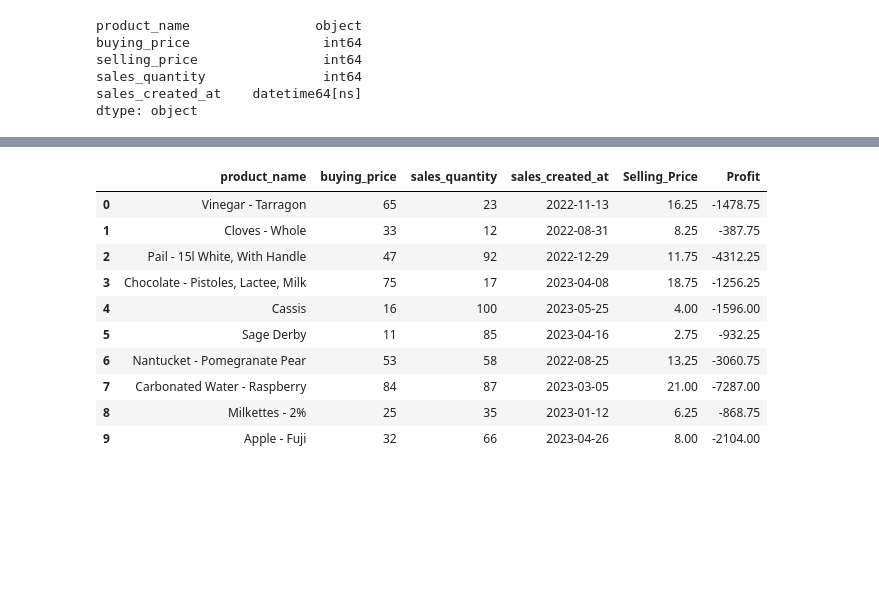
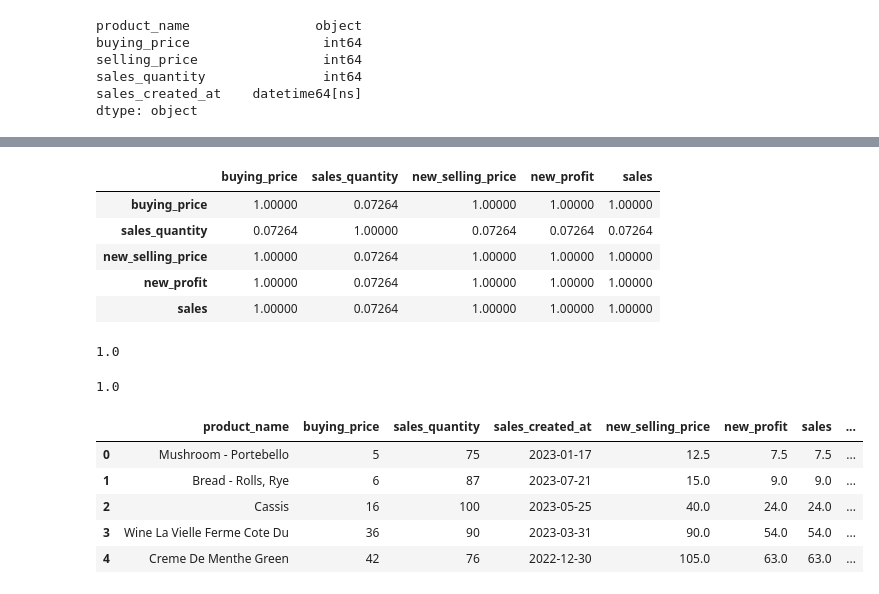
Before and after one commit to Colletaaliyah/jupyter-notebooks, a Jupyter notebook: dukasales.ipynb, the cells around one changed output, grey strips where cells are left out. Drawn from its saved outputs; the diff is of its cells as text; code cells hidden in the pictures; blank space fills up the shorter version.

```diff
--- a/dukasales.ipynb
+++ b/dukasales.ipynb
@@ -225,0 +217,13 @@ df.to_csv('duka_sales_cleaned.csv',index = False)
+# %%
+df.corr()
+# %% [output]
+|  | buying_price | sales_quantity | new_selling_price | new_profit | sales |
+| buying_price | 1.00000 | 0.07264 | 1.00000 | 1.00000 | 1.00000 |
+| sales_quantity | 0.07264 | 1.00000 | 0.07264 | 0.07264 | 0.07264 |
+| new_selling_price | 1.00000 | 0.07264 | 1.00000 | 1.00000 | 1.00000 |
+| new_profit | 1.00000 | 0.07264 | 1.00000 | 1.00000 | 1.00000 |
+| sales | 1.00000 | 0.07264 | 1.00000 | 1.00000 | 1.00000 |
+# %%
+df['buying_price'].corr(df['new_profit']) #pearson correlation
+# %% [output]
+1.0
@@ -225,0 +233,4 @@ df.to_csv('duka_sales_cleaned.csv',index = False)
+# %%
+spearman_corr
+# %% [output]
+1.0
@@ -226,18 +242,13 @@ df.to_csv('duka_sales_cleaned.csv',index = False)
 # %%
 # Read the CSV file into a DataFrame
-df = pd.read_csv('duka_sales_cleaned.csv')
+df = pd.read_csv('C:/Users/USER/OneDrive/Documents/datascience/csv files/duka_sales_cleaned.csv')
 
 # Display the first few rows of the DataFrame
-df.head(10)
+df.head(5)
 # %% [output]
-|  | product_name | buying_price | sales_quantity | sales_created_at | Selling_Price | Profit |
-| 0 | Vinegar - Tarragon | 65 | 23 | 2022-11-13 | 16.25 | -1478.75 |
-| 1 | Cloves - Whole | 33 | 12 | 2022-08-31 | 8.25 | -387.75 |
-| 2 | Pail - 15l White, With Handle | 47 | 92 | 2022-12-29 | 11.75 | -4312.25 |
-| 3 | Chocolate - Pistoles, Lactee, Milk | 75 | 17 | 2023-04-08 | 18.75 | -1256.25 |
-| 4 | Cassis | 16 | 100 | 2023-05-25 | 4.00 | -1596.00 |
-| 5 | Sage Derby | 11 | 85 | 2023-04-16 | 2.75 | -932.25 |
-| 6 | Nantucket - Pomegranate Pear | 53 | 58 | 2022-08-25 | 13.25 | -3060.75 |
-| 7 | Carbonated Water - Raspberry | 84 | 87 | 2023-03-05 | 21.00 | -7287.00 |
-| 8 | Milkettes - 2% | 25 | 35 | 2023-01-12 | 6.25 | -868.75 |
-| 9 | Apple - Fuji | 32 | 66 | 2023-04-26 | 8.00 | -2104.00 |
+|  | product_name | buying_price | sales_quantity | sales_created_at | new_selling_price | new_profit | sales | ... |
+| 0 | Mushroom - Portebello | 5 | 75 | 2023-01-17 | 12.5 | 7.5 | 7.5 | ... |
+| 1 | Bread - Rolls, Rye | 6 | 87 | 2023-07-21 | 15.0 | 9.0 | 9.0 | ... |
+| 2 | Cassis | 16 | 100 | 2023-05-25 | 40.0 | 24.0 | 24.0 | ... |
+| 3 | Wine La Vielle Ferme Cote Du | 36 | 90 | 2023-03-31 | 90.0 | 54.0 | 54.0 | ... |
+| 4 | Creme De Menthe Green | 42 | 76 | 2022-12-30 | 105.0 | 63.0 | 63.0 | ... |
```
Also changed, not shown: parts of 53 cells of this notebook, 1 other file.
